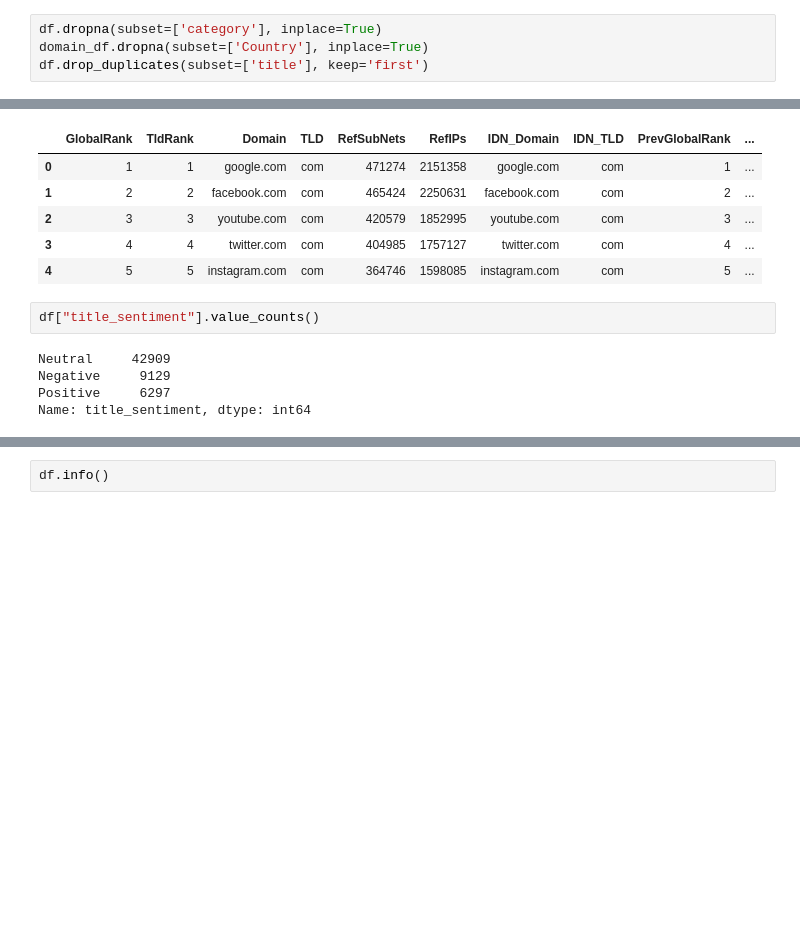
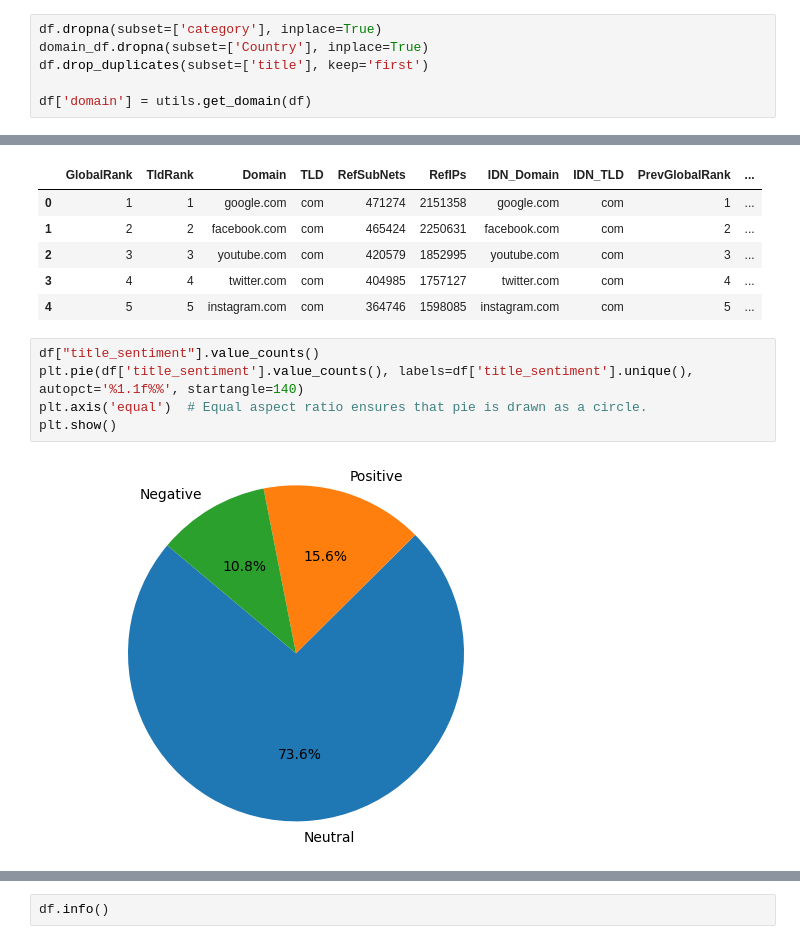
Before and after one commit to dev-abuke/News_Correlation_10_Academy_week0, a Jupyter notebook: notebooks/NewsEDA.ipynb, the cells around one changed output, grey strips where cells are left out. Drawn from its saved outputs; the diff is of its cells as text; blank space fills up the shorter version.

```diff
--- a/notebooks/NewsEDA.ipynb
+++ b/notebooks/NewsEDA.ipynb
@@ -148,6 +152,8 @@ dtype: int64
 df.dropna(subset=['category'], inplace=True)
 domain_df.dropna(subset=['Country'], inplace=True)
 df.drop_duplicates(subset=['title'], keep='first')
+
+df['domain'] = utils.get_domain(df)
 # %% [output]
 |  | article_id | source_id | source_name | author | title | description | url | url_to_image | ... |
 | 0 | 81664 | NaN | Forbes | Elizabeth Brownfield, Contributor... | superstar chef yannick alléno bri... | Now open in Mayfair at Four Seaso... | https://www.forbes.com/sites/eliz... | https://imageio.forbes.com/specia... | ... |
@@ -229,10 +235,10 @@ traffic_df.head()
 | 2 | 3 | 3 | youtube.com | com | 420579 | 1852995 | youtube.com | com | 3 | ... |
 | 3 | 4 | 4 | twitter.com | com | 404985 | 1757127 | twitter.com | com | 4 | ... |
 | 4 | 5 | 5 | instagram.com | com | 364746 | 1598085 | instagram.com | com | 5 | ... |
-# %%
-df["title_sentiment"].value_counts()
-# %% [output]
-Neutral     42909
-Negative     9129
-Positive     6297
-Name: title_sentiment, dtype: int64
+# %%
+df["title_sentiment"].value_counts()
+plt.pie(df['title_sentiment'].value_counts(), labels=df['title_sentiment'].unique(), autopct='%1.1f%%', startangle=140)
+plt.axis('equal')  # Equal aspect ratio ensures that pie is drawn as a circle.
+plt.show()
+# %% [output]
+[figure, added]
```
Also changed, not shown: parts of 9 cells of this notebook, 3 other files.
